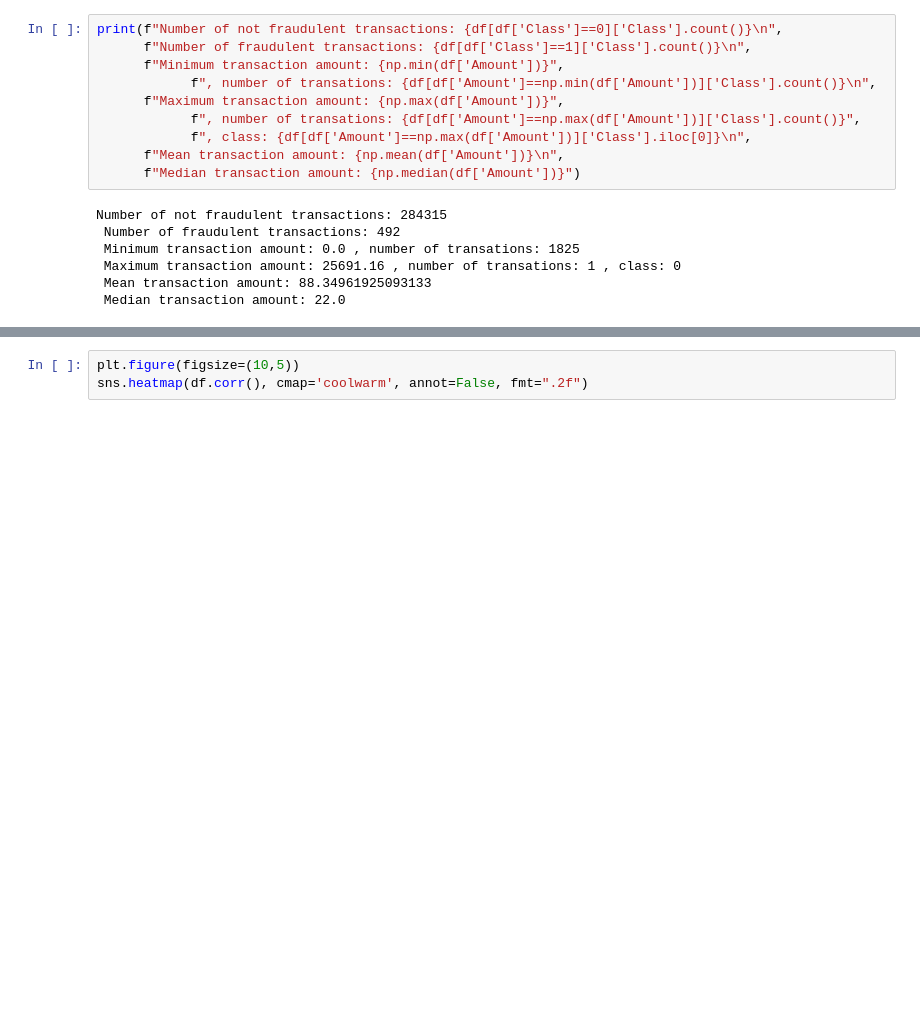
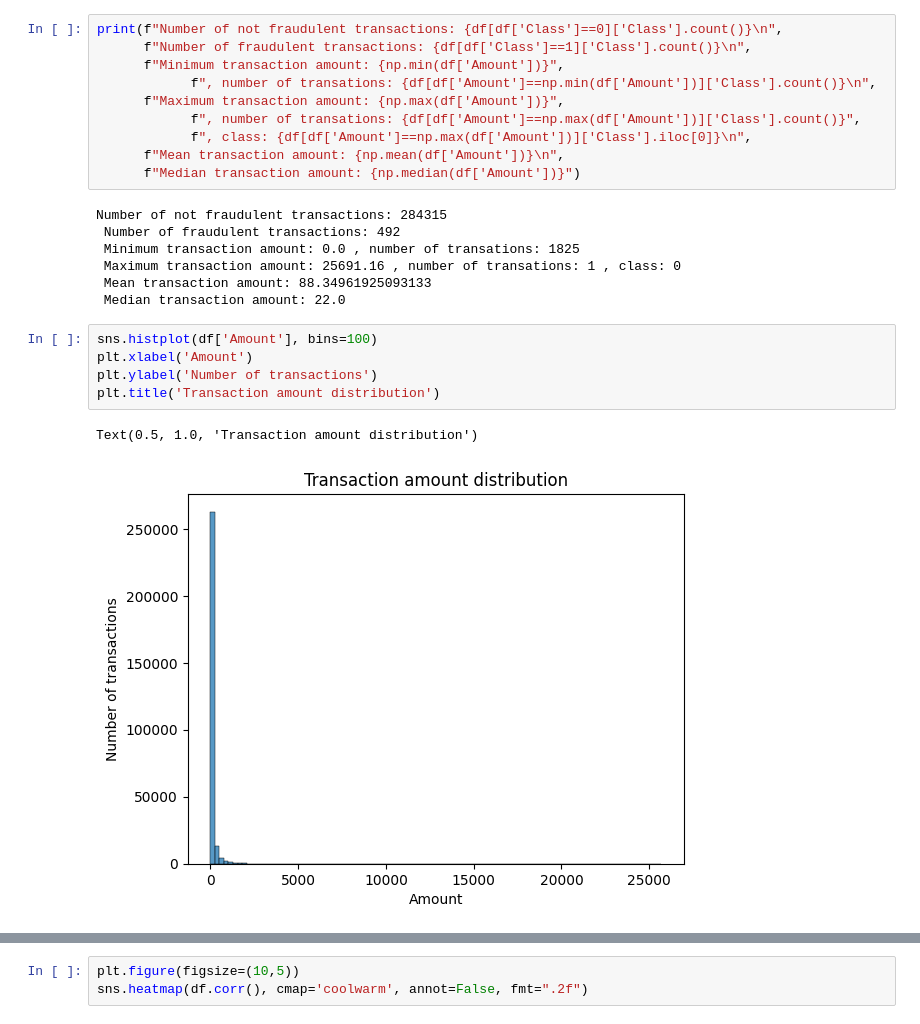
Before and after one commit to simona-sof/credit_fraud, a Jupyter notebook: credit_fraud_detection.ipynb, the cells around one changed output, grey strips where cells are left out. Drawn from its saved outputs; the diff is of its cells as text; blank space fills up the shorter version.

```diff
--- a/credit_fraud_detection.ipynb
+++ b/credit_fraud_detection.ipynb
@@ -28,3 +30,11 @@ Number of not fraudulent transactions: 284315
  Maximum transaction amount: 25691.16 , number of transations: 1 , class: 0
  Mean transaction amount: 88.34961925093133
  Median transaction amount: 22.0
+# %%
+sns.histplot(df['Amount'], bins=100)
+plt.xlabel('Amount')
+plt.ylabel('Number of transactions')
+plt.title('Transaction amount distribution')
+# %% [output]
+Text(0.5, 1.0, 'Transaction amount distribution')
+[figure, added]
```
Also changed, not shown: parts of 13 cells of this notebook.
